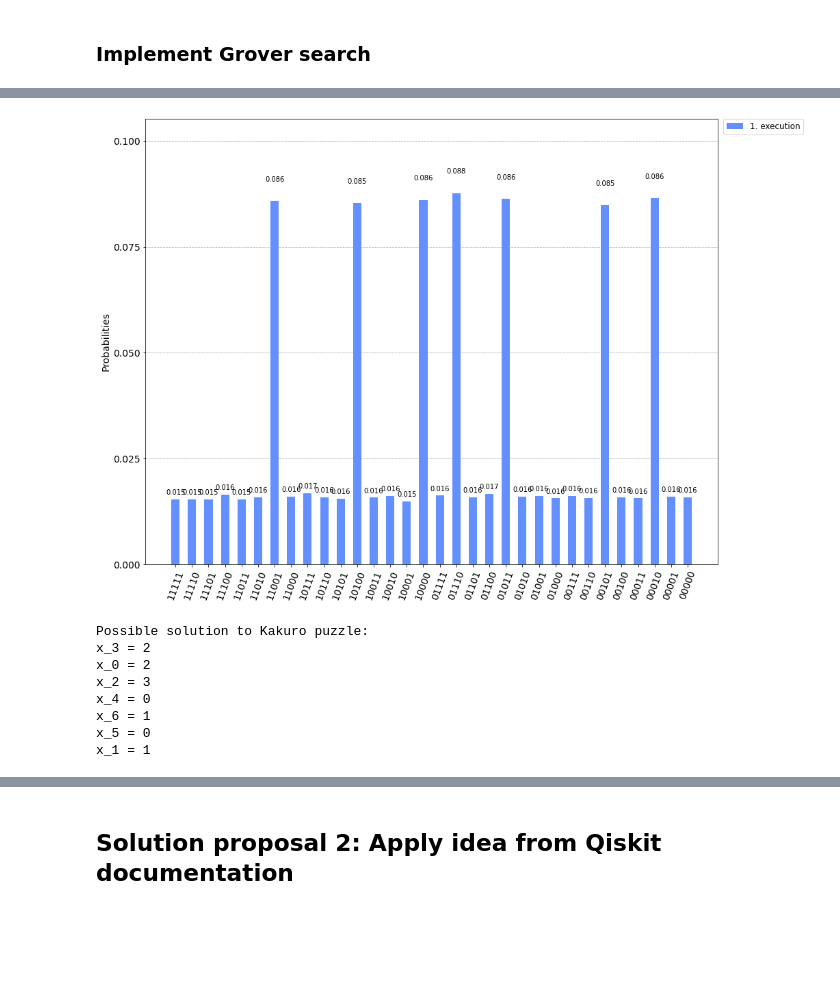
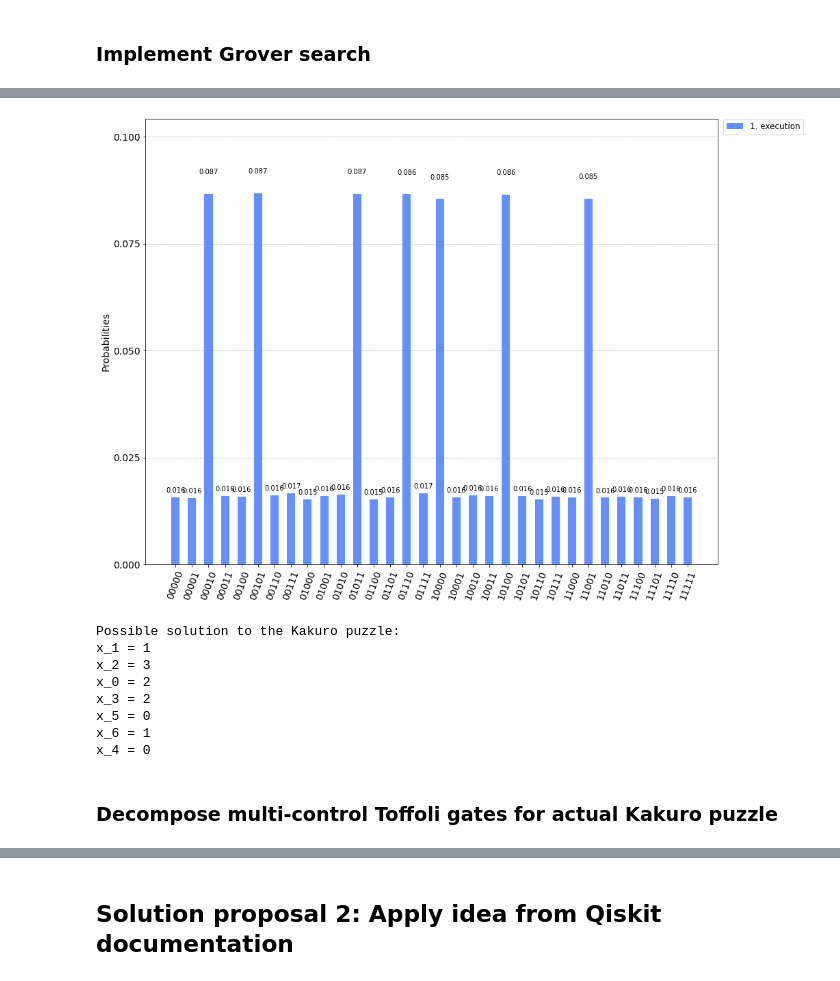
Before and after one commit to valterUo/classiq-coding-competition, a Jupyter notebook: kakuro.ipynb, the cells around one changed output, grey strips where cells are left out. Cells and saved outputs as stored; diff of their text form; code cells hidden in the pictures; blank space fills up the shorter version.

```diff
--- a/kakuro.ipynb
+++ b/kakuro.ipynb
@@ -339,14 +318,14 @@ for grover_circuit in final_circuits:
     solution_counts.append(counts)
 # %%
 legend = [str(i + 1) + '. execution' for i in range(len(solution_counts))]
-plot_histogram(solution_counts, legend=legend, sort='desc', figsize=(15,12))
+plot_histogram(solution_counts, legend=legend, sort='asc', figsize=(15,12))
 # %% [output]
-[figure, old version]
+[figure, new version]
 # %%
 for counts in solution_counts:
     sorted_counts = dict(sorted(counts.items(), key = lambda item: item[1], reverse=True))
     counts_iterator = iter(sorted_counts)
-    print("Possible solution to Kakuro puzzle: ")
+    print("Possible solution to the Kakuro puzzle: ")
     for i in range(n_variables):
         b = next(counts_iterator)
         (i, j) = state_to_variables(b)
@@ -354,11 +333,13 @@ for counts in solution_counts:
         print("x_" + str(i) + " = " + str(j))
     print()
 # %% [output]
-Possible solution to Kakuro puzzle:
+Possible solution to the Kakuro puzzle:
+x_1 = 1
+x_2 = 3
+x_0 = 2
 x_3 = 2
-x_0 = 2
-x_2 = 3
+x_5 = 0
+x_6 = 1
 x_4 = 0
-x_6 = 1
-x_5 = 0
-x_1 = 1
+# %% [markdown]
+### Decompose multi-control Toffoli gates for actual Kakuro puzzle
```
Also changed, not shown: parts of 23 cells of this notebook, 1 other file.
